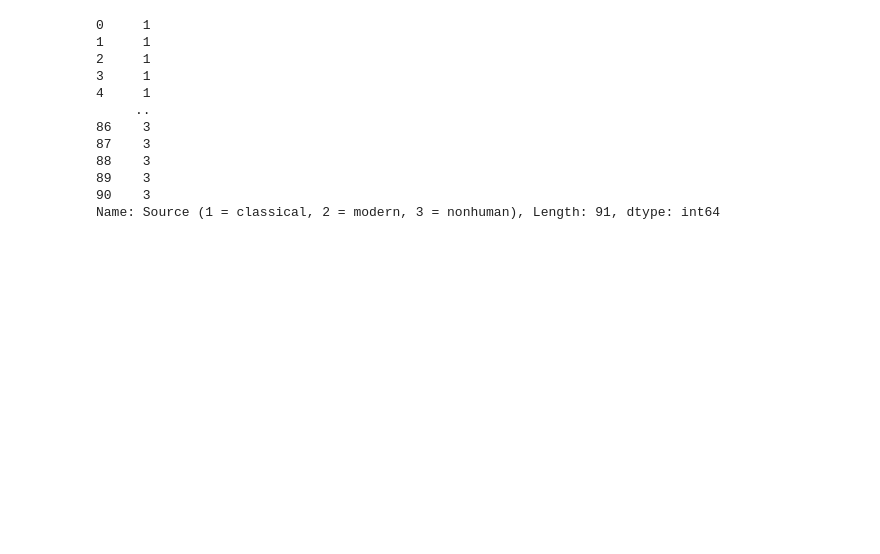
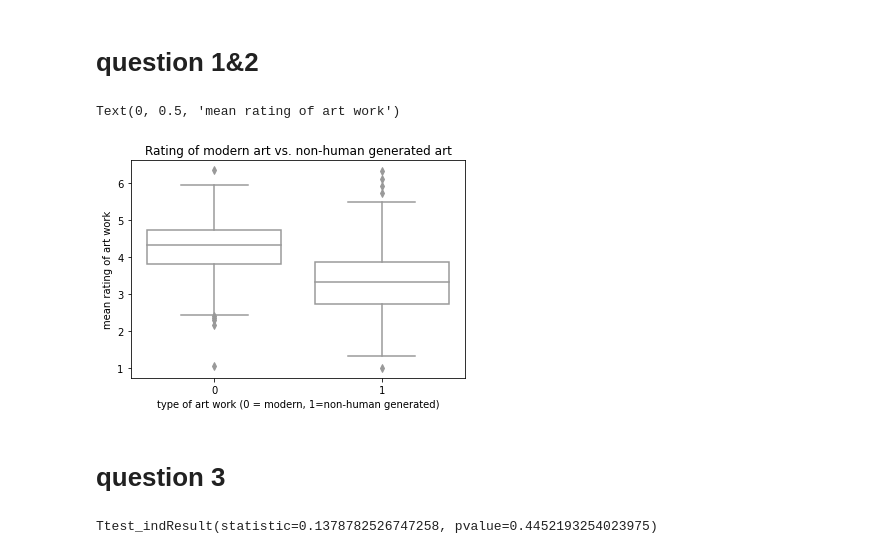
Before and after one commit to 0vv0xtt/0vv0xtt, a Jupyter notebook: DS_Capstone.ipynb, the cells around one changed output. Saved outputs shown, nothing was run; the diff lists cells and outputs as text; code cells hidden in the pictures; blank space fills up the shorter version.

```diff
--- a/DS_Capstone.ipynb
+++ b/DS_Capstone.ipynb
@@ -13,19 +16,65 @@ random.seed(18969556)#my student number
 # %%
+#in this code section, I will be transferring all the data into pandas data fram
 file_path = 'https://raw.githubusercontent.com/0vv0xtt/DS-csv/main/theData.csv' #file path to the rating data"
 file_path1 = 'https://raw.githubusercontent.com/0vv0xtt/DS-csv/main/theArt.csv' #file path of the artworks"
+#data = np.genfromtxt('raw.githubusercontent.com/0vv0xtt/DS-csv/main/theArt.csv',delimiter=',')
+npdata = np.genfromtxt('https://raw.githubusercontent.com/0vv0xtt/DS-csv/main/theData.csv',delimiter=',')
 data = pd.read_csv(file_path,header = None)
 art = pd.read_csv(file_path1) #the pandas data frame that took care of
-df1 = art.iloc[:,5]
+#art[art.iloc[:, 5] == 2]
+rating=data.iloc[:,0:91]
-# %% [output]
-0     1
-1     1
-2     1
-3     1
-4     1
-     ..
-86    3
-87    3
-88    3
-89    3
-90    3
-Name: Source (1 = classical, 2 = modern, 3 = nonhuman), Length: 91, dtype: int64
+# %% [markdown]
+# question 1&2
+# %%
+#code for question1 and 2 - Is classical art more well liked than modern art?
+df1_1 = art[art['Source (1 = classical, 2 = modern, 3 = nonhuman)']==1] #classical art work
+df1_2 = art[art['Source (1 = classical, 2 = modern, 3 = nonhuman)']==2] #modern art work
+'''
+after looking at the dataframes, I know that #1-35 is classical art, ##36-70 is modern art #71-91 is nonhuman art'''
+#I am taking the row mean to first get the individual's mean preference on type of artwork
+classical=npdata[:,0:35]
+classicalrowMeans = np.mean(classical,axis=1)
+modern=npdata[:,35:70]
+modernrowMeans = np.mean(modern,axis=1)
+nonhuman=npdata[:,70:91]
+nonhumanrowMeans = np.mean(nonhuman,axis=1)
+
+classical_m=npdata[:,0:35].mean()
+modern_m=npdata[:,36:70].mean()
+nonhuman_m = npdata[:,70:91].mean()
+#conducting the paired t-test
+classical_greater_modern = stats.ttest_rel(classicalrowMeans,modernrowMeans,alternative='greater')
+modern_nonhuman=stats.ttest_rel(modernrowMeans,nonhumanrowMeans)
+
+#classical_greater_modern
+#df1_1.shape, df1_2.shape
+
+artwork_r = [classicalrowMeans,modernrowMeans]
+artwork_r2 = [modernrowMeans,nonhumanrowMeans]
+'''
+fig = sns.boxplot(data=artwork_r, color='white').set(title='Rating of classical art vs. modern art')
+plt.xlabel("type of art work (0 = classical, 1=modern)")
+plt.ylabel("mean rating of art work")
+'''
+fig2 = sns.boxplot(data=artwork_r2, color='white').set(title='Rating of modern art vs. non-human generated art')
+plt.xlabel("type of art work (0 = modern, 1=non-human generated)")
+plt.ylabel("mean rating of art work")
+# %% [output]
+Text(0, 0.5, 'mean rating of art work')
+[figure, added]
+# %% [markdown]
+# question 3
+# %%
+#question 3, does women give higher art preference rating than men?
+male = data[data.iloc[:,216]==1] #male
+female =  data[data.iloc[:,216]==2] #female
+female_rating = female.iloc[:,0:91]
+male_rating = male.iloc[:,0:91]
+m_mean = male_rating.mean(axis=1)
+#m_mean = m_mean.to_numpy #np array that consists of each male's individual preference
+f_mean = female_rating.mean(axis=1)
+
+#f_mean = f_mean.,to_numpy
+stats.ttest_ind(f_mean,m_mean,alternative='greater')
+# %% [output]
+Ttest_indResult(statistic=0.1378782526747258, pvalue=0.4452193254023975)
```
Also changed, not shown: parts of 20 cells of this notebook.
